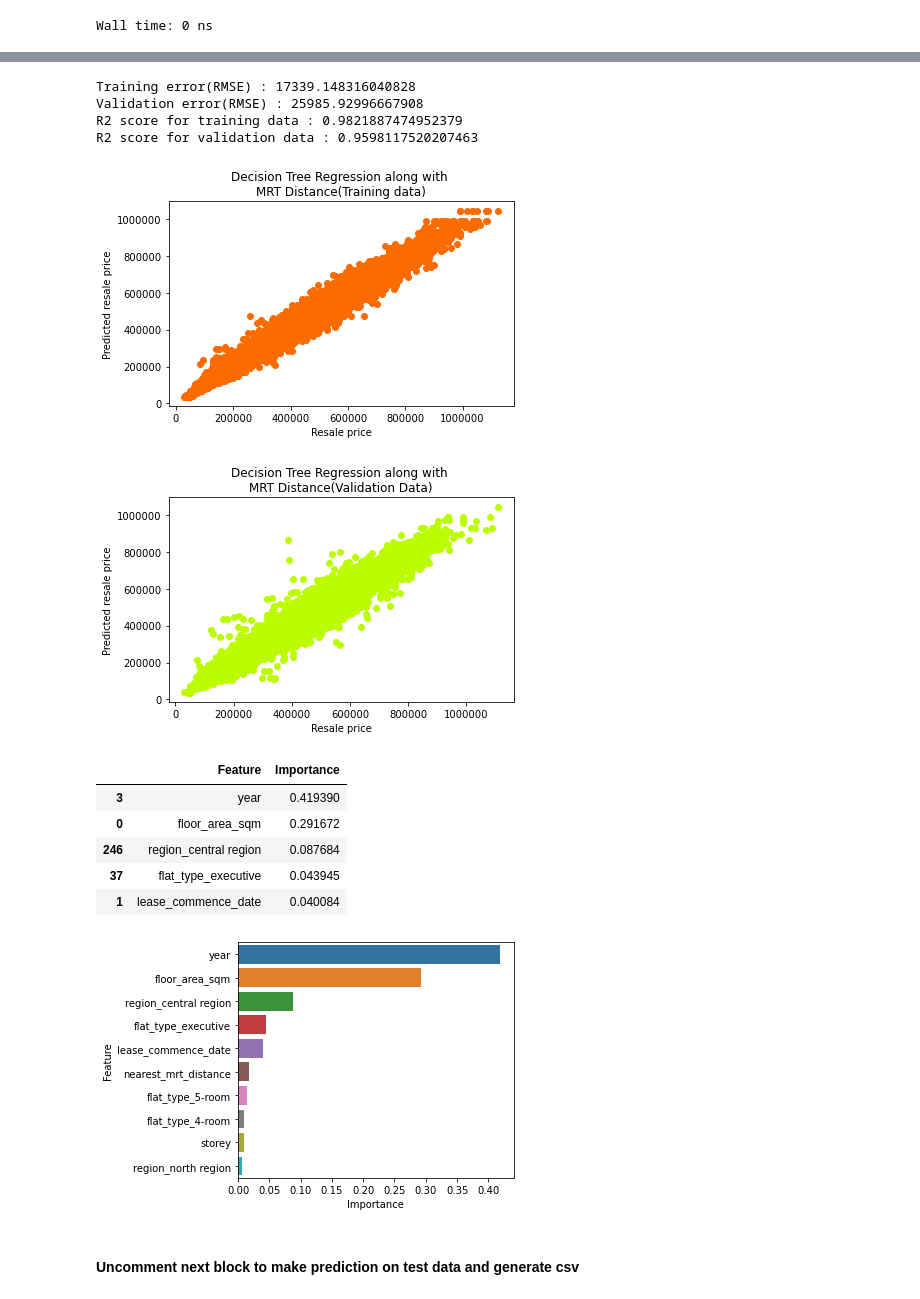
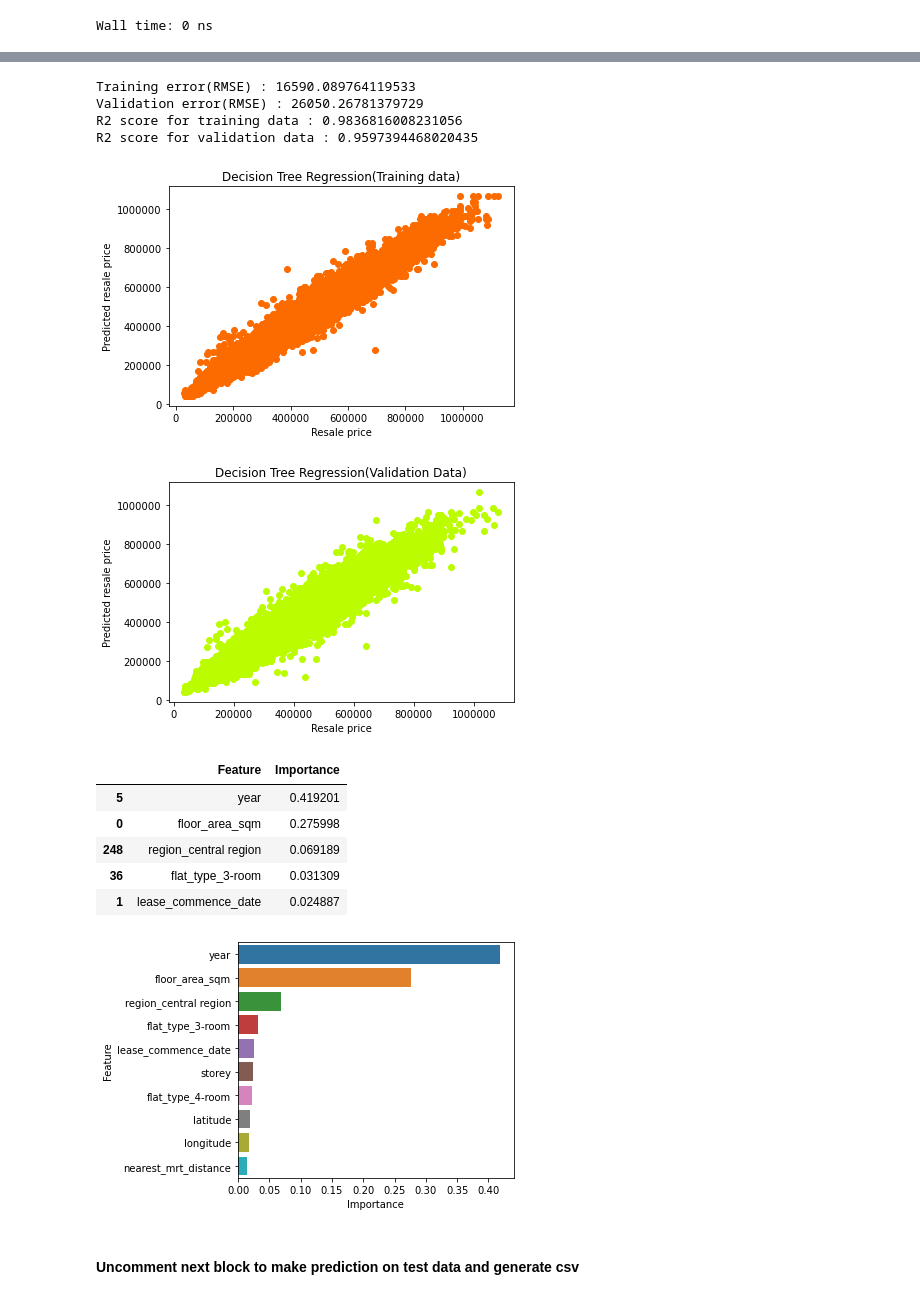
Before and after one commit to dheeraj-sn/hdb_resale_price_prediction, a Jupyter notebook: MRT_EDA_PREPROCESSING_MODEL_ANALYSIS.ipynb, the cells around one changed output, grey strips where cells are left out. Drawn from its saved outputs; the diff is of its cells as text; code cells hidden in the pictures.

```diff
--- a/MRT_EDA_PREPROCESSING_MODEL_ANALYSIS.ipynb
+++ b/MRT_EDA_PREPROCESSING_MODEL_ANALYSIS.ipynb
@@ -348,8 +347,8 @@ drop_columns = [
     "block",
     "street_name",
     "nearest_mrt",
-    "longitude",
-    "latitude"
+    #"longitude",
+    #"latitude"
 ]
 # %% [markdown]
 ### Drop the selected columns
@@ -420,15 +423,15 @@ print("Validation error(RMSE) :",mean_squared_error(val_y,val_prediction , squar
 print("R2 score for training data :",r2_score(train_y,train_prediction))
 print("R2 score for validation data :",r2_score(val_y,val_prediction))
 # %% [output]
-Training error(RMSE) : 17339.148316040828
-Validation error(RMSE) : 25985.92996667908
-R2 score for training data : 0.9821887474952379
-R2 score for validation data : 0.9598117520207463
+Training error(RMSE) : 16590.089764119533
+Validation error(RMSE) : 26050.26781379729
+R2 score for training data : 0.9836816008231056
+R2 score for validation data : 0.9597394468020435
 # %%
 #plt.figure(figsize=(10,8))
 plt.scatter(x=train_y,y=train_prediction, color = '#FC6B00')
 #plt.scatter(val_prediction, val_y, color = 'green')
-plt.title('Decision Tree Regression along with \nMRT Distance(Training data)')
+plt.title('Decision Tree Regression(Training data)')
 plt.xlabel('Resale price')
 plt.ylabel('Predicted resale price')
 plt.ticklabel_format(useOffset=False,style='plain')
@@ -436,35 +439,35 @@ plt.tight_layout()
 plt.savefig("./dt_4_mrt_training_data.tiff",dpi=300)
 plt.show()
 # %% [output]
-[figure, old version]
+[figure, new version]
 # %%
 plt.scatter(x=val_y,y=val_prediction, color = '#BBFC00')
-plt.title('Decision Tree Regression along with \nMRT Distance(Validation Data)')
+plt.title('Decision Tree Regression(Validation Data)')
 plt.xlabel('Resale price')
 plt.ylabel('Predicted resale price')
 plt.ticklabel_format(useOffset=False,style='plain')
 plt.tight_layout()
 plt.savefig("./dt_4_mrt_validation_data.tiff",dpi=300)
 plt.show()
 # %% [output]
-[figure, old version]
+[figure, new version]
 # %%
 dt_4_feature_importance = pd.DataFrame({'Feature':train_x.columns,'Importance':dt_4.feature_importances_}).sort_values('Importance', ascending=False)
 # %%
 dt_4_feature_importance.head()
 # %% [output]
 |  | Feature | Importance |
-| 3 | year | 0.419390 |
-| 0 | floor_area_sqm | 0.291672 |
-| 246 | region_central region | 0.087684 |
-| 37 | flat_type_executive | 0.043945 |
-| 1 | lease_commence_date | 0.040084 |
+| 5 | year | 0.419201 |
+| 0 | floor_area_sqm | 0.275998 |
+| 248 | region_central region | 0.069189 |
+| 36 | flat_type_3-room | 0.031309 |
+| 1 | lease_commence_date | 0.024887 |
 # %%
 sns.barplot(y='Feature', x='Importance', data=dt_4_feature_importance.head(10))
 plt.tight_layout()
-#plt.savefig("./dt_4_mrt_feature_importance.tiff",dpi=300)
+plt.savefig("./dt_4_mrt_feature_importance.tiff",dpi=300)
 # %% [output]
-[figure, old version]
+[figure, new version]
 # %% [markdown]
 #### Uncomment next block to make prediction on test data and generate csv
 # %%
```
Also changed, not shown: parts of 36 cells of this notebook.
